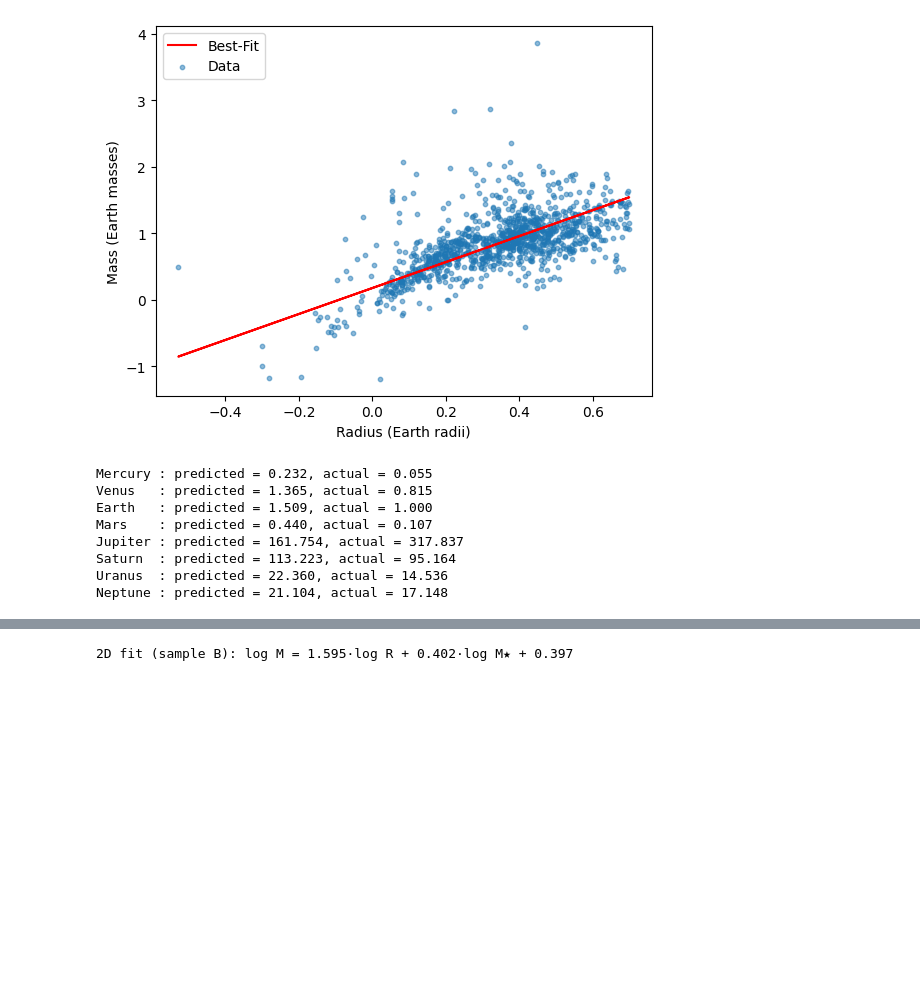
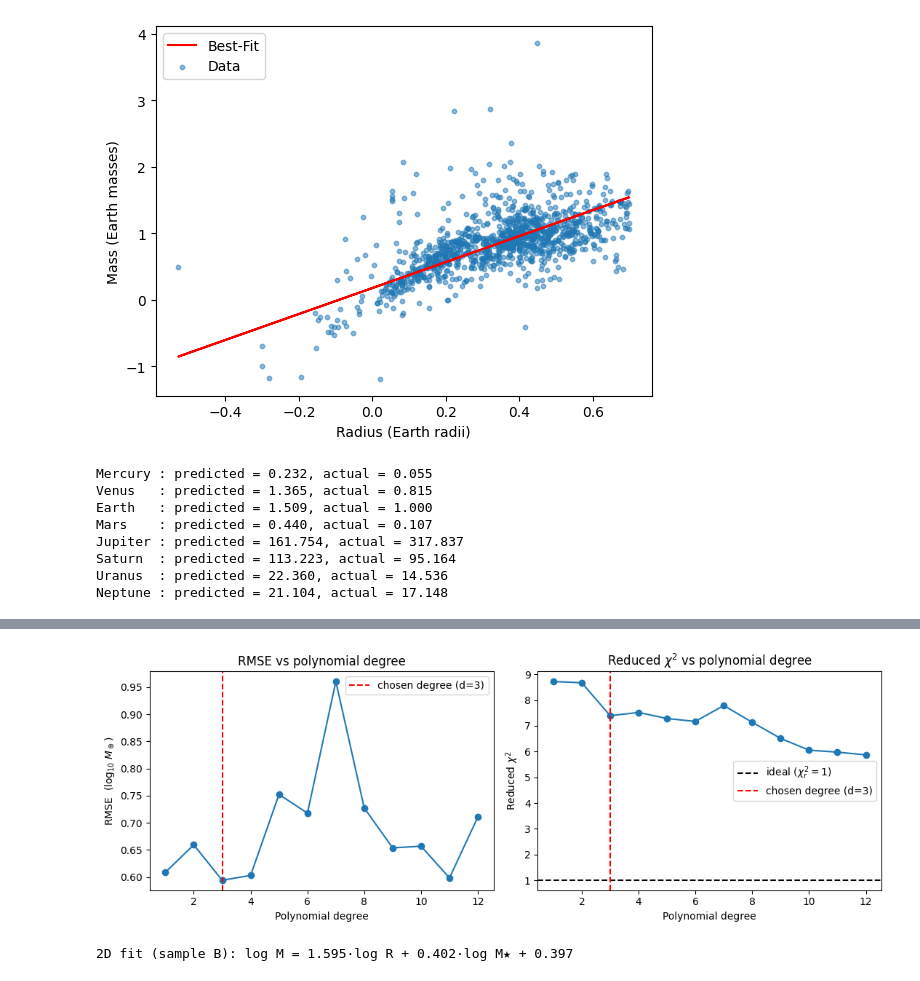
Before and after one commit to eiseleb47/DataScience, a Jupyter notebook: Worksheet_4/worksheet_Benjamin.ipynb, the cells around one changed output, grey strips where cells are left out. Drawn from its saved outputs; the diff is of its cells as text; code cells hidden in the pictures; blank space fills up the shorter version.

```diff
--- a/Worksheet_4/worksheet_Benjamin.ipynb
+++ b/Worksheet_4/worksheet_Benjamin.ipynb
@@ -203,3 +202,41 @@ Neptune : predicted = 20.715, actual = 17.148
+# %%
+# Sweep polynomial degrees and record RMSE and reduced chi² on Sample A
+degrees = range(1, 13)
+rmse_poly = []
+rchi2_poly = []
+
+for d_sweep in degrees:
+    X_p = make_poly_design_matrix(log_R_A, d_sweep)
+    X_p_w = X_p * weights_A[:, np.newaxis]
+    c_p, _, _, _ = np.linalg.lstsq(X_p_w, y_w_A, rcond=None)
+    resid = log_M_A - np.polyval(c_p[::-1], log_R_A)
+    rmse_poly.append(np.sqrt(np.mean(resid**2)))
+    rchi2_poly.append(np.sum(weights_A * resid**2) / (len(log_R_A) - (d_sweep + 1)))
+
+fig1, ax1 = plt.subplots(figsize=(6, 4))
+ax1.plot(degrees, rmse_poly, marker='o')
+ax1.axvline(3, color='red', linestyle='--', label='chosen degree (d=3)')
+ax1.set_xlabel('Polynomial degree')
+ax1.set_ylabel('RMSE  (log$_{10}$ $M_\oplus$)')
+ax1.set_title('RMSE vs polynomial degree')
+ax1.legend()
+plt.tight_layout()
+plt.savefig('poly_degree_rmse.png', dpi=150, bbox_inches='tight')
+plt.show()
+
+fig2, ax2 = plt.subplots(figsize=(6, 4))
+ax2.plot(degrees, rchi2_poly, marker='o')
+ax2.axhline(1.0, color='black', linestyle='--', label='ideal ($\chi^2_r = 1$)')
+ax2.axvline(3, color='red', linestyle='--', label='chosen degree (d=3)')
+ax2.set_xlabel('Polynomial degree')
+ax2.set_ylabel('Reduced $\chi^2$')
+ax2.set_title('Reduced $\chi^2$ vs polynomial degree')
+ax2.legend()
+plt.tight_layout()
+plt.savefig('poly_degree_rchi2.png', dpi=150, bbox_inches='tight')
+plt.show()
+# %% [output]
+[figure, added]
 # %%
 log_R_B = np.log10(sample_B['pl_rade'].values)
 log_Mstar_B = np.log10(sample_B['st_mass'].values)
```
Also changed, not shown: parts of 5 cells of this notebook.
